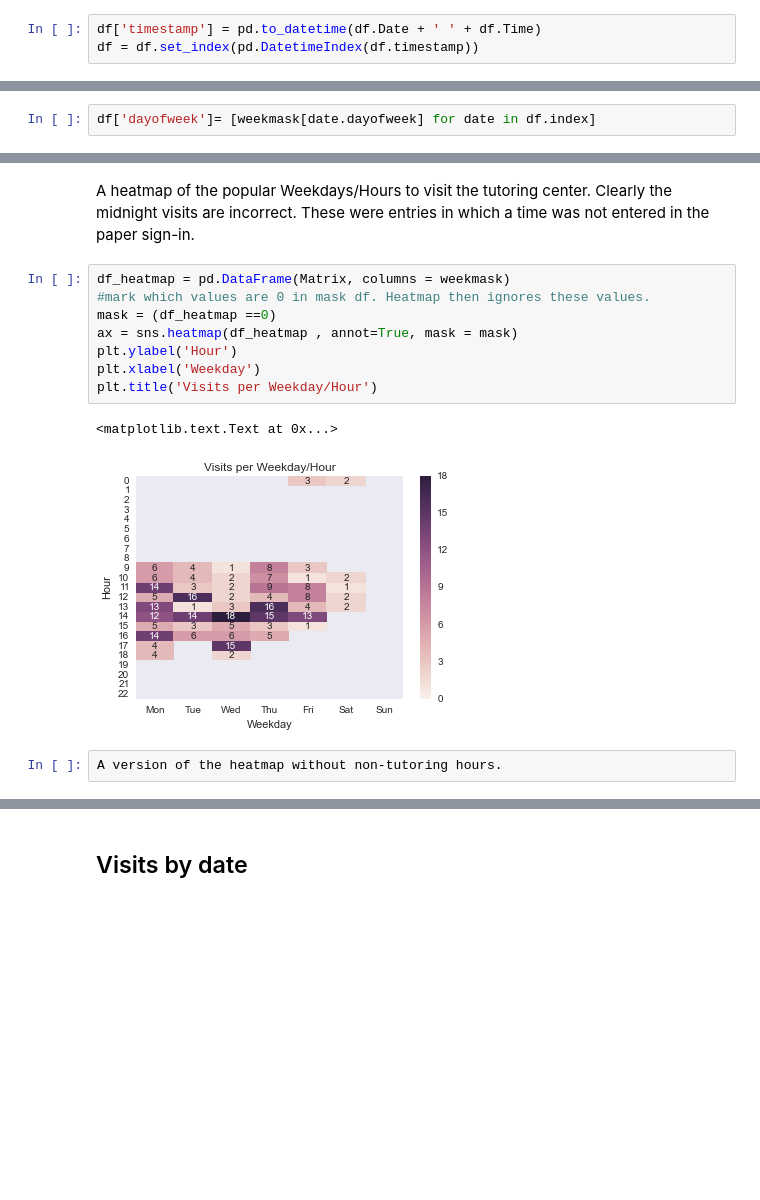
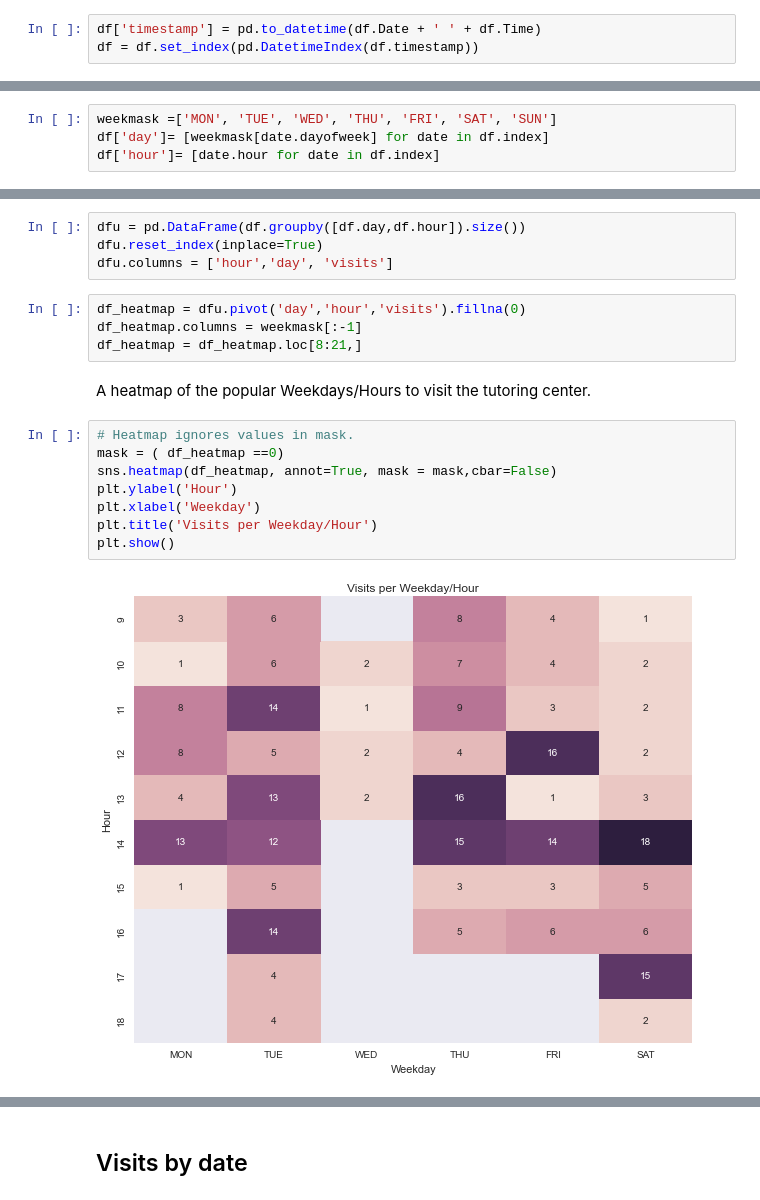
Before and after one commit to ilevcovitz/econ_tutoring_sign_in, a Jupyter notebook: analyze/TutorAnalysis.ipynb, the cells around one changed output, grey strips where cells are left out. Saved outputs shown, nothing was run; the diff lists cells and outputs as text; blank space fills up the shorter version.

```diff
--- a/analyze/TutorAnalysis.ipynb
+++ b/analyze/TutorAnalysis.ipynb
@@ -23,3 +22,5 @@ weekmask =['Mon', 'Tue', 'Wed', 'Thu', 'Fri', 'Sat', 'Sun']
-# %%
-df['dayofweek']= [weekmask[date.dayofweek] for date in df.index]
+# %%
+weekmask =['MON', 'TUE', 'WED', 'THU', 'FRI', 'SAT', 'SUN']
+df['day']= [weekmask[date.dayofweek] for date in df.index]
+df['hour']= [date.hour for date in df.index]
 # %% [markdown]
@@ -43,15 +35,20 @@ for day in series_weekday_hour.index:
+# %%
+dfu = pd.DataFrame(df.groupby([df.day,df.hour]).size())
+dfu.reset_index(inplace=True)
+dfu.columns = ['hour','day', 'visits']
+# %%
+df_heatmap = dfu.pivot('day','hour','visits').fillna(0)
+df_heatmap.columns = weekmask[:-1]
+df_heatmap = df_heatmap.loc[8:21,]
 # %% [markdown]
-A heatmap of the popular Weekdays/Hours to visit the tutoring center. Clearly the midnight visits are incorrect. These were entries in which a time was not entered in the paper sign-in.
+A heatmap of the popular Weekdays/Hours to visit the tutoring center.
 # %%
-df_heatmap = pd.DataFrame(Matrix, columns = weekmask)
-#mark which values are 0 in mask df. Heatmap then ignores these values.
-mask = (df_heatmap ==0)
-ax = sns.heatmap(df_heatmap , annot=True, mask = mask)
+# Heatmap ignores values in mask.
+mask = ( df_heatmap ==0)
+sns.heatmap(df_heatmap, annot=True, mask = mask,cbar=False)
 plt.ylabel('Hour')
 plt.xlabel('Weekday')
 plt.title('Visits per Weekday/Hour')
+plt.show()
 # %% [output]
-<matplotlib.text.Text at 0x...>
-[figure, old version]
+[figure, new version]
-# %%
-A version of the heatmap without non-tutoring hours.
```
Also changed, not shown: parts of 26 cells of this notebook.
